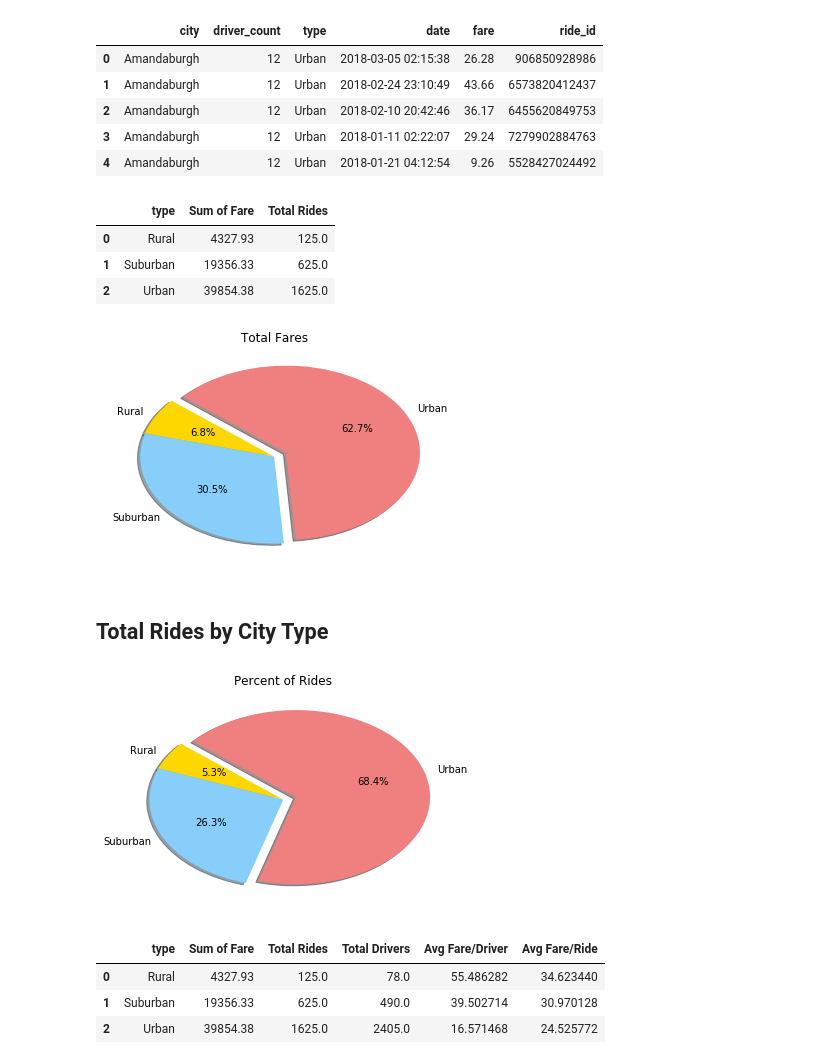
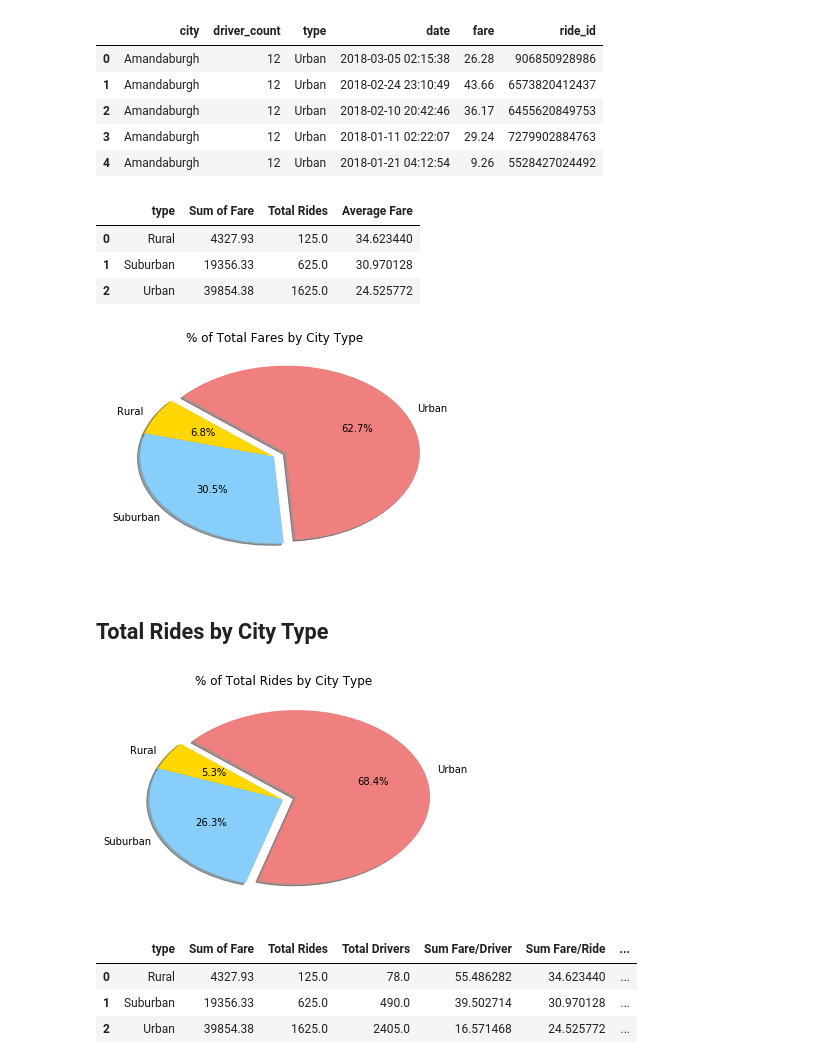
Before and after one commit to warnerm06/Pyber, a Jupyter notebook: pyber_solved_MEW.ipynb, the cells around one changed output. Cells and saved outputs as stored; diff of their text form; code cells hidden in the pictures.

```diff
--- a/pyber_solved_MEW.ipynb
+++ b/pyber_solved_MEW.ipynb
@@ -144,19 +145,21 @@ combo_df.head()
 | 3 | Amandaburgh | 12 | Urban | 2018-01-11 02:22:07 | 29.24 | 7279902884763 |
 | 4 | Amandaburgh | 12 | Urban | 2018-01-21 04:12:54 | 9.26 | 5528427024492 |
 # %%
+#df for pie charts
 def pie(x):
     fields ={'Sum of Fare':x['fare'].sum(),
-            'Total Rides': x['ride_id'].count()}
+            'Total Rides': x['ride_id'].count(),
+            'Average Fare': x['fare'].sum()/x['ride_id'].count()}
 
     return pd.Series(fields)
 
 pie_df = combo_df.groupby(['type']).apply(pie).reset_index()
 pie_df
 # %% [output]
-|  | type | Sum of Fare | Total Rides |
-| 0 | Rural | 4327.93 | 125.0 |
-| 1 | Suburban | 19356.33 | 625.0 |
-| 2 | Urban | 39854.38 | 1625.0 |
+|  | type | Sum of Fare | Total Rides | Average Fare |
+| 0 | Rural | 4327.93 | 125.0 | 34.623440 |
+| 1 | Suburban | 19356.33 | 625.0 | 30.970128 |
+| 2 | Urban | 39854.38 | 1625.0 | 24.525772 |
 # %%
 # #troubleshooting and help chart
 # new_df=combo_df.groupby('type') #group the merged df by type
@@ -167,15 +170,15 @@ pie_df
 # %%
 explode=(0,0,.1)#explode out Rural to make more legible
 
 #pie chart of Total Fares
 plt.pie(pie_df['Sum of Fare'], explode =explode, labels=pie_df['type'], colors=["gold","lightskyblue" ,"lightcoral"],
         autopct="%1.1f%%", shadow=True, startangle=140,pctdistance=.6)
 
-plt.title('Total Fares')
+plt.title('% of Total Fares by City Type')
 plt.savefig("Images/pie_fares.png")
 plt.show()
 # %% [output]
-[figure, old version]
+[figure, new version]
 # %% [markdown]
 ## Total Rides by City Type
 # %%
@@ -184,12 +187,13 @@ explode2=(0,0,.1)
 plt.pie(pie_df['Total Rides'], explode =explode2, labels=pie_df['type'], colors=["gold","lightskyblue" ,"lightcoral"],
         autopct="%1.1f%%", shadow=True, startangle=140)
 
-plt.title('Percent of Rides')
+plt.title('% of Total Rides by City Type')
 plt.savefig("Images/pie_rides.png")
 plt.show()
 # %% [output]
-[figure, old version]
+[figure, new version]
 # %%
+#intermendiate df for pie charts
 def pie2(x):
     fields ={'Sum of Fare':x['fare'].sum(),
             'Total Rides': x['ride_id'].count()}
@@ -198,23 +202,24 @@ def pie2(x):
 
 pie_df2=combo_df.groupby(['city','driver_count','type']).apply(pie2).reset_index()
 
+#final df for pie charts
 def pie3(x):
     fields ={'Sum of Fare':x['Sum of Fare'].sum(),
             'Total Rides': x['Total Rides'].sum(),
             'Total Drivers':x['driver_count'].sum(),
-            'Avg Fare/Driver':x['Sum of Fare'].sum()/x['driver_count'].sum(),
-            'Avg Fare/Ride':x['Sum of Fare'].sum()/x['Total Rides'].sum()}
+            'Sum Fare/Driver':x['Sum of Fare'].sum()/x['driver_count'].sum(),
+            'Sum Fare/Ride':x['Sum of Fare'].sum()/x['Total Rides'].sum(),
+            'Total Rides/ Number of Drivers': x['Total Rides'].sum()/x['driver_count'].sum()}
 
     return pd.Series(fields)
 
-
 pie_df3= pie_df2.groupby(['type']).apply(pie3).reset_index()
 pie_df3.head()
 # %% [output]
-|  | type | Sum of Fare | Total Rides | Total Drivers | Avg Fare/Driver | Avg Fare/Ride |
-| 0 | Rural | 4327.93 | 125.0 | 78.0 | 55.486282 | 34.623440 |
-| 1 | Suburban | 19356.33 | 625.0 | 490.0 | 39.502714 | 30.970128 |
-| 2 | Urban | 39854.38 | 1625.0 | 2405.0 | 16.571468 | 24.525772 |
+|  | type | Sum of Fare | Total Rides | Total Drivers | Sum Fare/Driver | Sum Fare/Ride | ... |
+| 0 | Rural | 4327.93 | 125.0 | 78.0 | 55.486282 | 34.623440 | ... |
+| 1 | Suburban | 19356.33 | 625.0 | 490.0 | 39.502714 | 30.970128 | ... |
+| 2 | Urban | 39854.38 | 1625.0 | 2405.0 | 16.571468 | 24.525772 | ... |
 # %%
 explode=(1,0,0)#explode out Rural to make more legible
 
```
Also changed, not shown: parts of 5 cells of this notebook, 5 other files.
